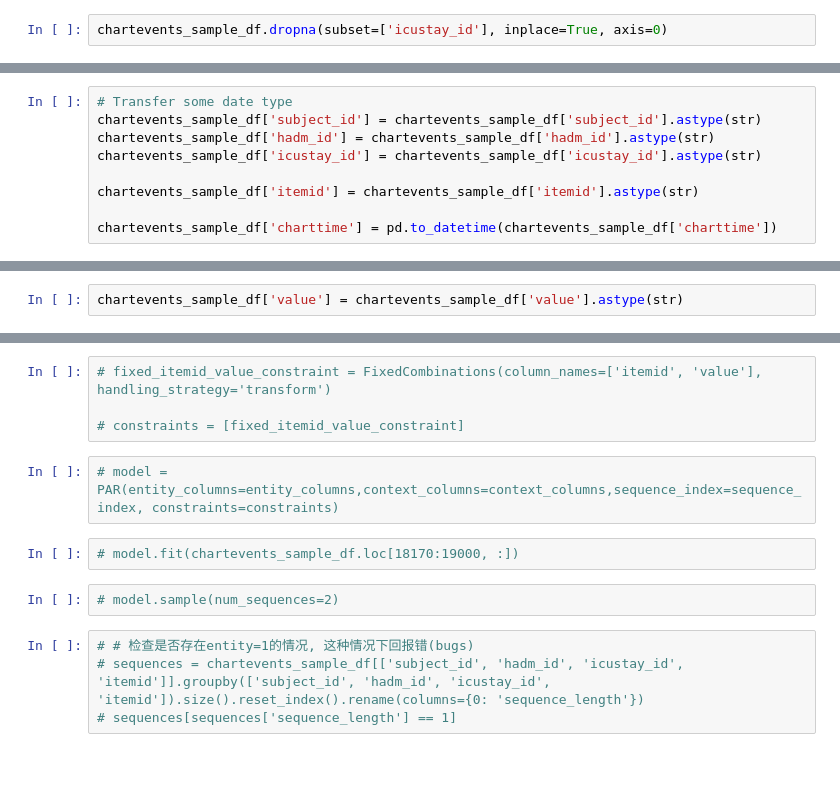
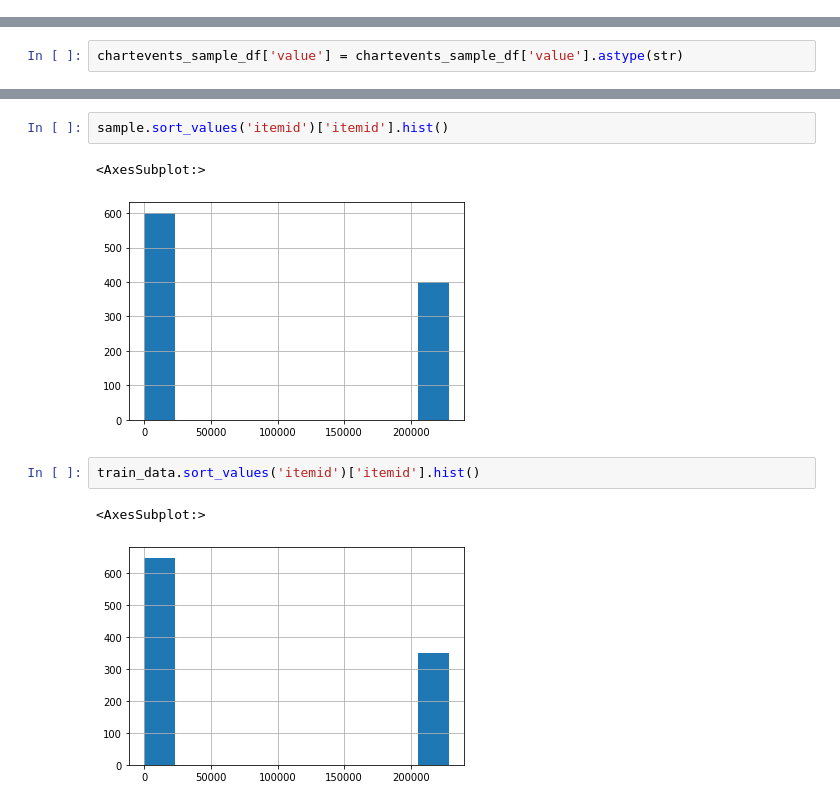
Before and after one commit to Alaskyed/Synthetic-Electronic-Health-Records-Data-using-MIMIC-III, a Jupyter notebook: SDV_chartevents_generation.ipynb, the cells around one changed output, grey strips where cells are left out. Saved outputs shown, nothing was run; the diff lists cells and outputs as text; blank space fills up the shorter version.

```diff
--- a/SDV_chartevents_generation.ipynb
+++ b/SDV_chartevents_generation.ipynb
@@ -45,5 +49,3 @@ chartevents_sample_df.head()
 # %%
 # Drop useless colums
 chartevents_sample_df.drop(['storetime', 'cgid', 'valuenum', 'valueuom', 'warning', 'error', 'resultstatus', 'stopped'], axis=1, inplace=True)
-# %%
-chartevents_sample_df.dropna(subset=['icustay_id'], inplace=True, axis=0)
@@ -54,9 +51,0 @@ chartevents_sample_df.loc[pd.isna(chartevents_sample_df['icustay_id']) == True]
-# %%
-# Transfer some date type
-chartevents_sample_df['subject_id'] = chartevents_sample_df['subject_id'].astype(str)
-chartevents_sample_df['hadm_id'] = chartevents_sample_df['hadm_id'].astype(str)
-chartevents_sample_df['icustay_id'] = chartevents_sample_df['icustay_id'].astype(str)
-
-chartevents_sample_df['itemid'] = chartevents_sample_df['itemid'].astype(str)
-
-chartevents_sample_df['charttime'] = pd.to_datetime(chartevents_sample_df['charttime'])
@@ -199,14 +178,10 @@ evaluate(sample, chartevents_sample_df.loc[0:1000, :], aggregate=False)
-# %%
-# fixed_itemid_value_constraint = FixedCombinations(column_names=['itemid', 'value'], handling_strategy='transform')
-
-# constraints = [fixed_itemid_value_constraint]
-# %%
-# model = PAR(entity_columns=entity_columns,context_columns=context_columns,sequence_index=sequence_index, constraints=constraints)
-# %%
-# model.fit(chartevents_sample_df.loc[18170:19000, :])
-# %%
-# model.sample(num_sequences=2)
-# %%
-# # 检查是否存在entity=1的情况, 这种情况下回报错(bugs)
-# sequences = chartevents_sample_df[['subject_id', 'hadm_id', 'icustay_id', 'itemid']].groupby(['subject_id', 'hadm_id', 'icustay_id', 'itemid']).size().reset_index().rename(columns={0: 'sequence_length'})
-# sequences[sequences['sequence_length'] == 1]
+# %%
+sample.sort_values('itemid')['itemid'].hist()
+# %% [output]
+<AxesSubplot:>
+[figure, added]
+# %%
+train_data.sort_values('itemid')['itemid'].hist()
+# %% [output]
+<AxesSubplot:>
+[figure, added]
```
Also changed, not shown: parts of 20 cells of this notebook, 5 other files.
